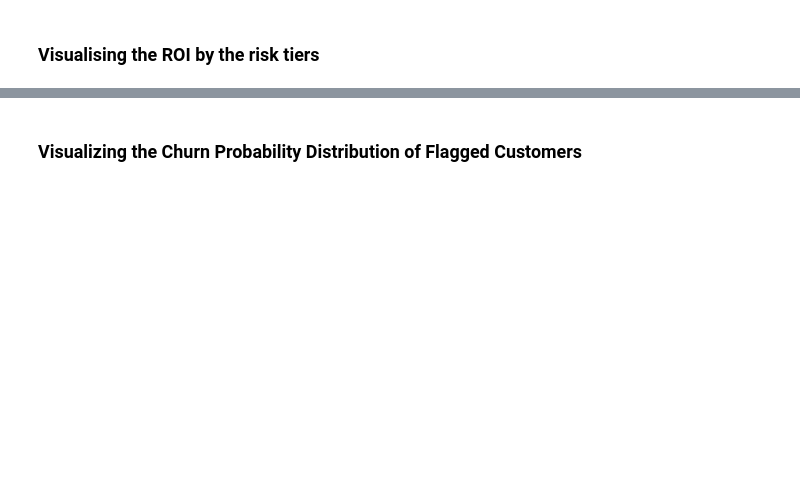
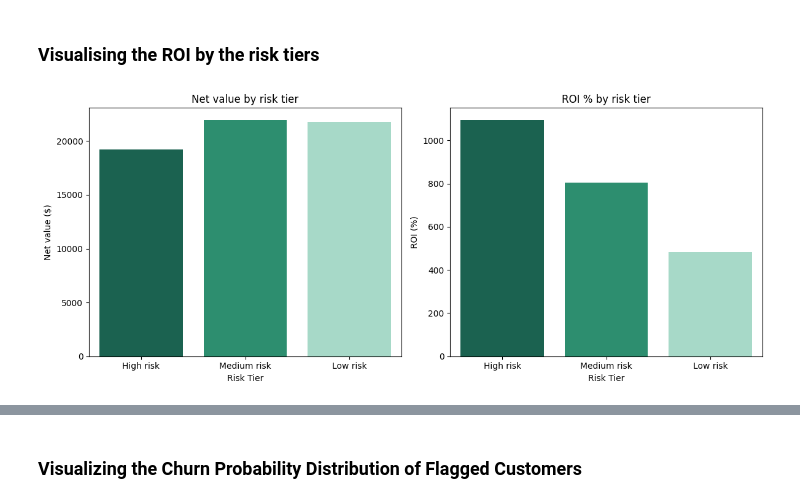
Before and after one commit to marzafiee/churn-risk-analyzer, a Jupyter notebook: notebooks/cost_benefit.ipynb, the cells around one changed output, grey strips where cells are left out. Cells and saved outputs as stored; diff of their text form; code cells hidden in the pictures; blank space fills up the shorter version.

```diff
--- a/notebooks/cost_benefit.ipynb
+++ b/notebooks/cost_benefit.ipynb
@@ -124,18 +176,20 @@ print(f"Overall ROI:               {total_roi:.1f}%")
 # %%
 fig, axes = plt.subplots(1, 2, figsize=(12, 5))
 
 # net value by tier
-sns.barplot(data=roi_df, x='Risk Tier', y='Net Value ($)',
-            palette=['#0F6E56', '#1D9E75', '#9FE1CB'], ax=axes[0])
+sns.barplot(data=roi_df, x='Risk Tier', y='Net Value ($)', hue='Risk Tier',
+            palette=['#0F6E56', '#1D9E75', '#9FE1CB'], legend=False, ax=axes[0])
 axes[0].set_title('Net value by risk tier')
 axes[0].set_ylabel('Net value ($)')
 
 # seeing the ROI percentage % by risk tier
-sns.barplot(data=roi_df, x='Risk Tier', y='ROI (%)',
-            palette=['#0F6E56', '#1D9E75', '#9FE1CB'], ax=axes[1])
+sns.barplot(data=roi_df, x='Risk Tier', y='ROI (%)', hue='Risk Tier',
+            palette=['#0F6E56', '#1D9E75', '#9FE1CB'], legend=False, ax=axes[1])
 axes[1].set_title('ROI % by risk tier')
 axes[1].set_ylabel('ROI (%)')
 
 plt.tight_layout()
 plt.savefig('../outputs/roi_by_tier.png', bbox_inches='tight')
 plt.show()
+# %% [output]
+[figure, added]
```
Also changed, not shown: parts of 13 cells of this notebook.
